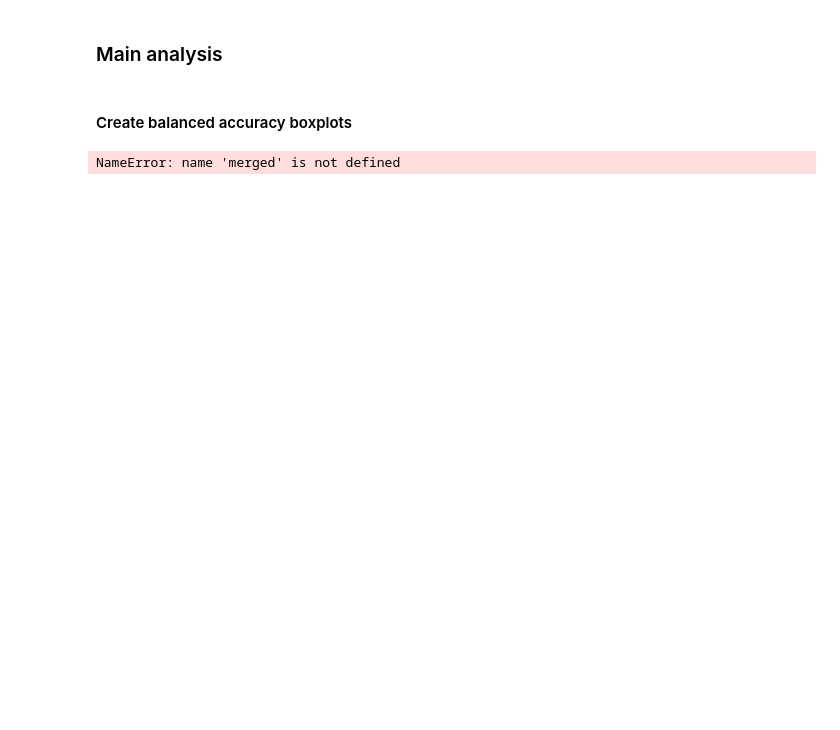
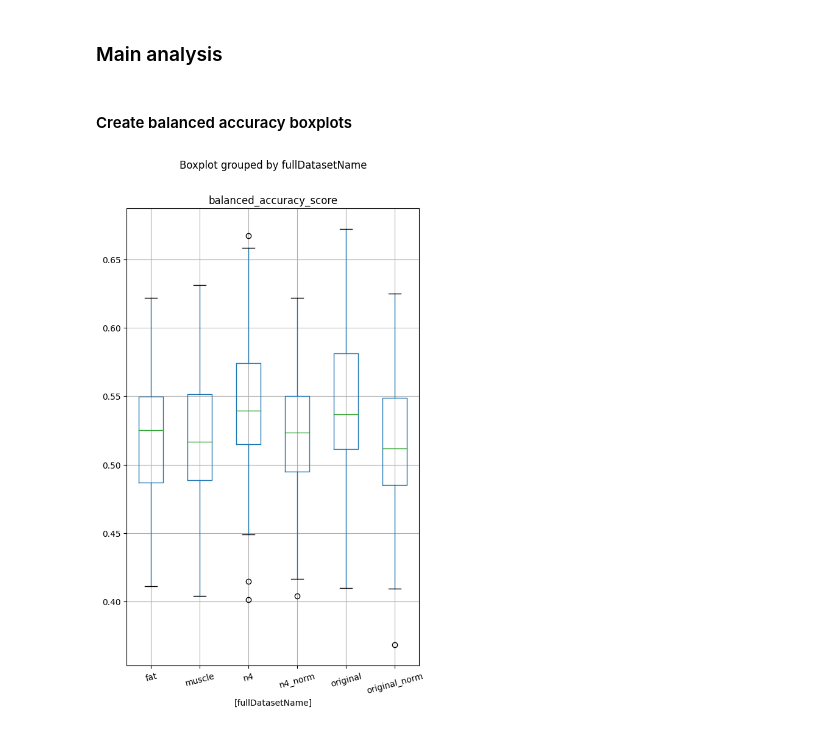
Before and after one commit to szafeiris/bme-master-thesis, a Jupyter notebook: bme-master-thesis-szafeiris-results-analysis.ipynb, the cells around one changed output. Saved outputs shown, nothing was run; the diff lists cells and outputs as text; code cells hidden in the pictures; blank space fills up the shorter version.

```diff
--- a/bme-master-thesis-szafeiris-results-analysis.ipynb
+++ b/bme-master-thesis-szafeiris-results-analysis.ipynb
@@ -43,3 +50,6 @@ muscleDataset = pd.read_csv(muscleDatasetPath.absolute())
 
 merged = pd.concat([origDataset, origNormDataset, n4Dataset, n4NormDataset, fatDataset, muscleDataset], ignore_index=True)
 merged.sort_values(by=['balanced_accuracy_score', 'roc_auc_score', 'datasetName', 'featureSelectionMethodName', 'classifierName'])
+
+# Add an extra column
+merged['fullDatasetName'] = merged.apply(lambda x: f"{x['datasetName']}{'_norm' if x['isNormalized'] else ''}", axis=1)
@@ -47,7 +70,15 @@ merged.sort_values(by=['balanced_accuracy_score', 'roc_auc_score', 'datasetName'
 ### Main analysis
 # %% [markdown]
 #### Create balanced accuracy boxplots
-# %%
-print(merged)
-# %% [output]
-NameError: name 'merged' is not defined
+# %%
+# Show boxplot for balanced acc
+merged_bplt = merged.boxplot(
+    column=[
+        'balanced_accuracy_score',
+    ],
+    by= ['fullDatasetName'],
+    rot=15, figsize=(6, 10) )
+merged_bplt.plot()
+plt.show()
+# %% [output]
+[figure, added]
```
Also changed, not shown: parts of 18 cells of this notebook.
